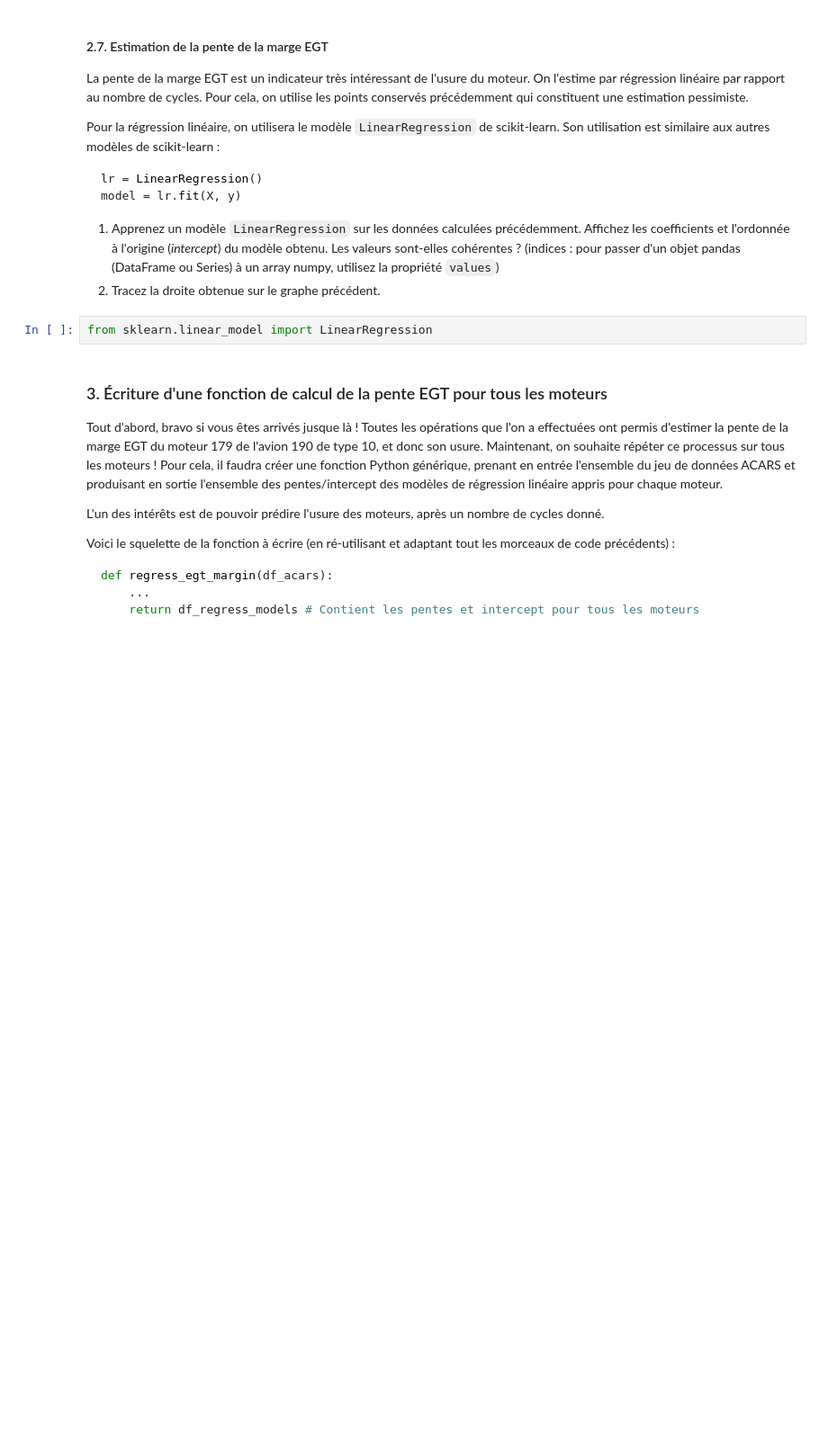
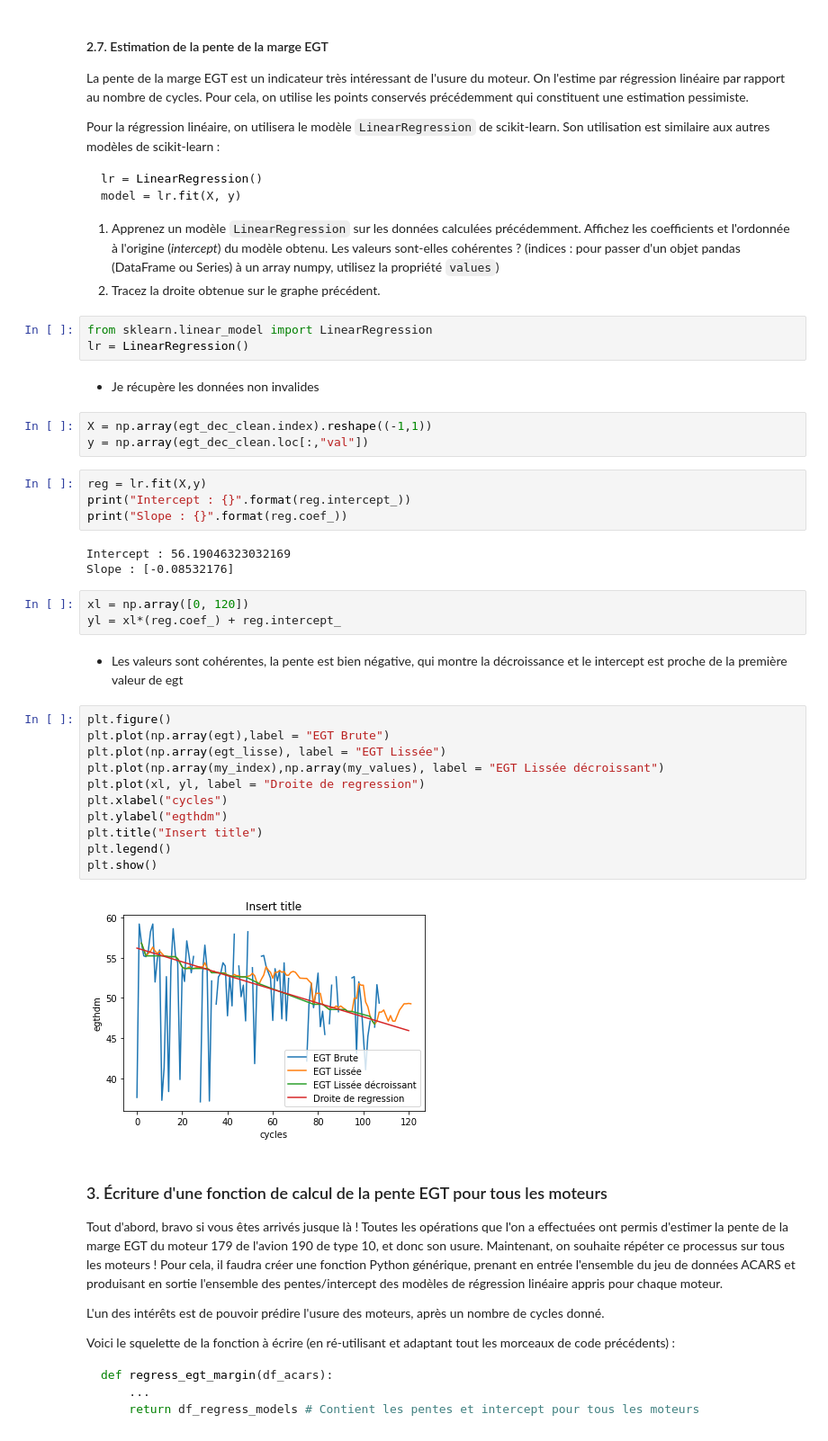
Before and after one commit to Davidson-Lova/TD_stats, a Jupyter notebook: TD3/TD3.ipynb, the cells around one changed output. Shown: that part at 90% size. Cells and saved outputs as stored; diff of their text form; blank space fills up the shorter version.

```diff
--- a/TD3/TD3.ipynb
+++ b/TD3/TD3.ipynb
@@ -195,6 +368,37 @@ model = lr.fit(X, y)
 2. Tracez la droite obtenue sur le graphe précédent.
 # %%
 from sklearn.linear_model import LinearRegression
+lr = LinearRegression()
+# %% [markdown]
+* Je récupère les données non invalides
+# %%
+X = np.array(egt_dec_clean.index).reshape((-1,1))
+y = np.array(egt_dec_clean.loc[:,"val"])
+# %%
+reg = lr.fit(X,y)
+print("Intercept : {}".format(reg.intercept_))
+print("Slope : {}".format(reg.coef_))
+# %% [output]
+Intercept : 56.19046323032169
+Slope : [-0.08532176]
+# %%
+xl = np.array([0, 120])
+yl = xl*(reg.coef_) + reg.intercept_
+# %% [markdown]
+* Les valeurs sont cohérentes, la pente est bien négative, qui montre la décroissance et le intercept est proche de la première valeur de egt
+# %%
+plt.figure()
+plt.plot(np.array(egt),label = "EGT Brute")
+plt.plot(np.array(egt_lisse), label = "EGT Lissée")
+plt.plot(np.array(my_index),np.array(my_values), label = "EGT Lissée décroissant")
+plt.plot(xl, yl, label = "Droite de regression")
+plt.xlabel("cycles")
+plt.ylabel("egthdm")
+plt.title("Insert title")
+plt.legend()
+plt.show()
+# %% [output]
+[figure, added]
 # %% [markdown]
 ### 3. Écriture d'une fonction de calcul de la pente EGT pour tous les moteurs
 
```
Also changed, not shown: parts of 18 cells of this notebook.
